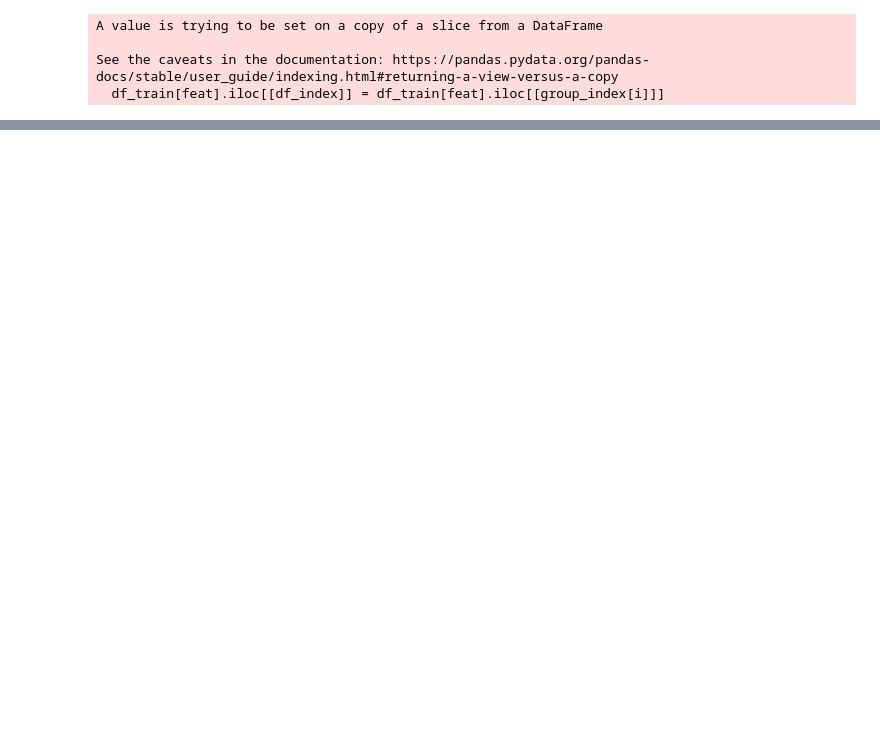
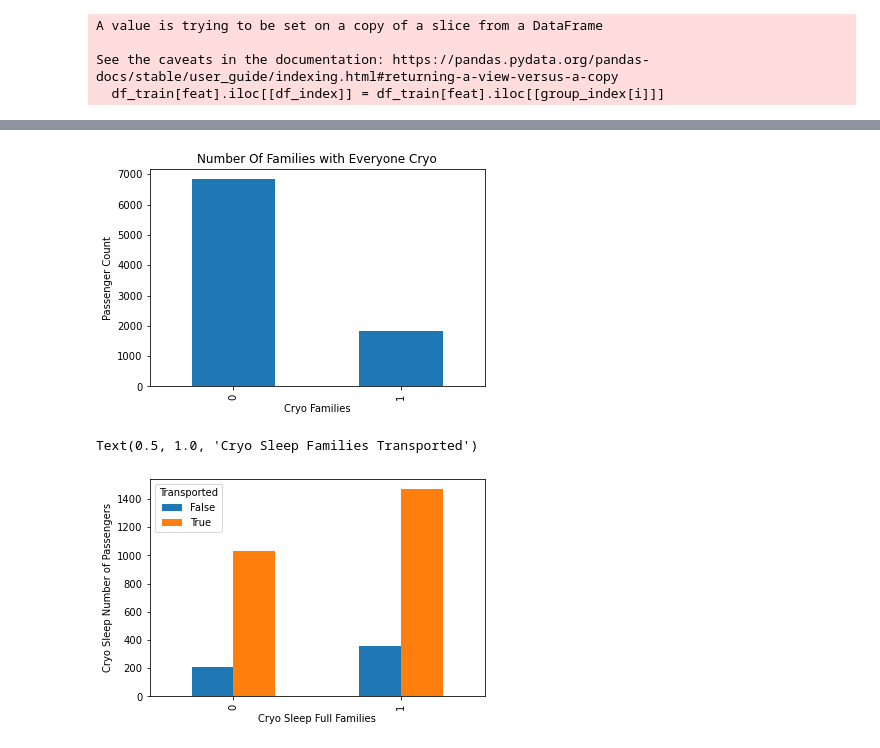
Before and after one commit to lynnmench/Spaceship_Titanic_Kaggle, a Jupyter notebook: Data_Clean_Analyze_SpaceshipTitanic.ipynb, the cells around one changed output, grey strips where cells are left out. Drawn from its saved outputs; the diff is of its cells as text; code cells hidden in the pictures; blank space fills up the shorter version.

Commit message:
cleaned CryoSleep continued ML analysis

```diff
--- a/Data_Clean_Analyze_SpaceshipTitanic.ipynb
+++ b/Data_Clean_Analyze_SpaceshipTitanic.ipynb
@@ -114,0 +101,8 @@ dtype: int64
+# %%
+#Total amount each persson spent
+#spend_location-> list of location to spend money
+spend_locations = ['RoomService', 'FoodCourt', 'ShoppingMall', 'Spa', 'VRDeck']
+df_train['Spend_Sum'] = df_train[spend_locations].sum(axis=1)
+df_test['Spend_Sum'] = df_train[spend_locations].sum(axis=1)
+print(df_train['Spend_Sum'].isnull().sum())
+df_train['Spend_Sum'].describe()
@@ -171,0 +183,5 @@ df_train[(df_train['CryoSleep']==True) & (df_train['RoomService']!=0)]
+# %%
+#Using the Spend_Sum to set the CryoSleep as False if money was spent
+
+df_train.loc[((df_train['CryoSleep'].isna()) & (df_train['Spend_Sum']!=0)),'CryoSleep'] = False
+df_test.loc[((df_test['CryoSleep'].isna()) & (df_test['Spend_Sum']!=0)),'CryoSleep'] = False
@@ -245,0 +340,10 @@ df_cryo.head(10)
+# %%
+#Drop rows with missing cryo sleep data from the training data
+#Dropped because the remaining rows have spend 0 or missing spend data because the passenger could be awake
+#and not want spend sum $0 to have inaccurate information based off cryo sleep
+df_train = df_train.dropna(subset=['CryoSleep'])
+
+print(df_train.shape)
+print(df_train['CryoSleep'].isnull().sum())
+drop_rows = train_rows - df_train.shape[0]
+print('Number of dropped CryoSleep rows: ' + str(drop_rows))
@@ -270,8 +416,3 @@ plt.show()
-# %%
-#Pulling group information from the passenger IDs
-df_train['ID_Group']=df_train['PassengerId'].str.split('_').str[0]
-df_test['ID_Group']=df_test['PassengerId'].str.split('_').str[0]
-df_train['ID_Group'].describe()
 # %%
 #Description and Visual of Ages Transported
 print(df_train['Age'].describe())
@@ -393,3 +596,24 @@ plt.show()
+# %%
+#Plot of Families with everyone in Cryo Sleep
+
+df_train.Cryo_Fam.value_counts().plot(kind='bar')
+plt.ylabel('Passenger Count')
+plt.xlabel('Cryo Families')
+plt.title('Number Of Families with Everyone Cryo')
+plt.show()
+
+df_cryo_sleep = df_train[df_train['CryoSleep']==True]
+cryo_family = df_cryo_sleep.groupby(['Cryo_Fam','Transported']).size().unstack('Transported')
+cryo_family.plot(kind='bar')
+plt.xlabel('Cryo Sleep Full Families')
+plt.ylabel('Cryo Sleep Number of Passengers')
+ax_i.set_title('Cryo Sleep Families Transported')
+
+#Surprised to find families with everyone Cryo was more likely to be transported
+# %% [output]
+[figure, added]
+Text(0.5, 1.0, 'Cryo Sleep Families Transported')
+[figure, added]
 # %%
 #See list of columns again
 df_train.columns
```
Also changed, not shown: parts of 61 cells of this notebook, 3 other files.
